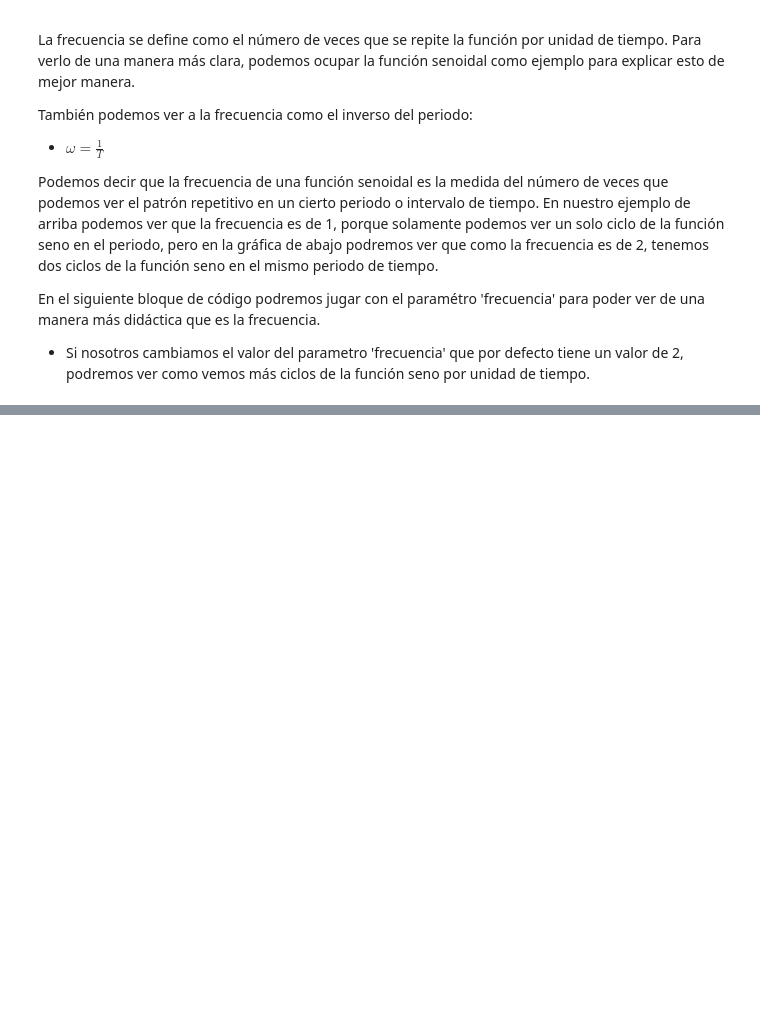
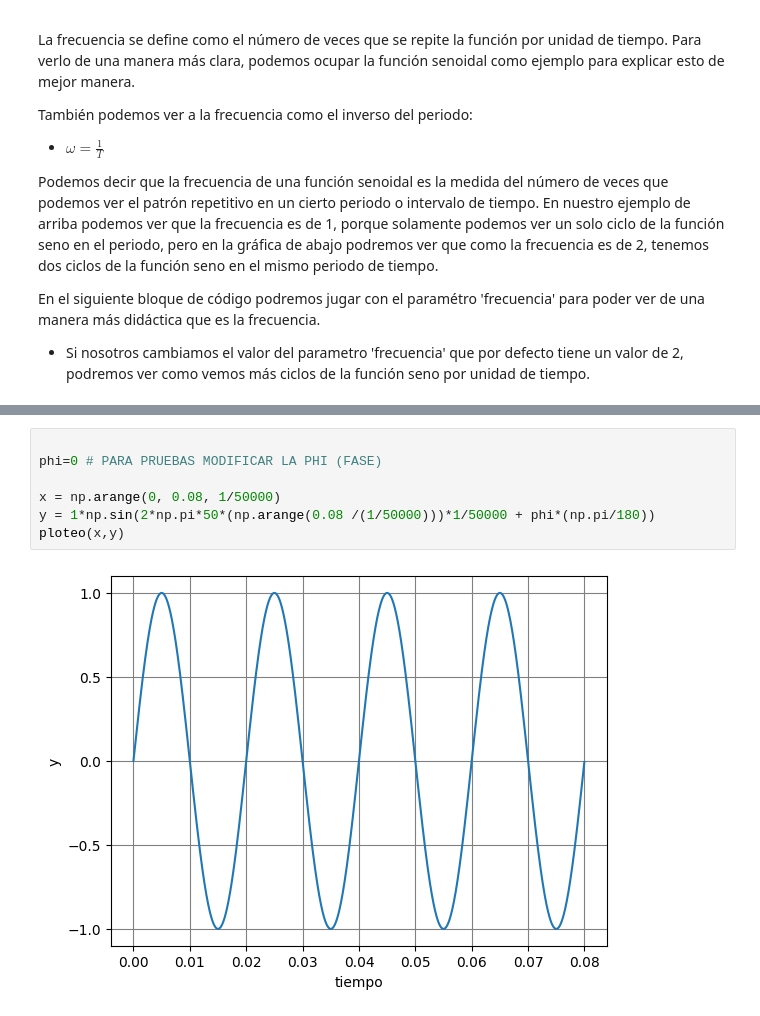
Before and after one commit to JorgeIsur/Laboratorio7Lerma, a Jupyter notebook: laboratorio7.ipynb, the cells around one changed output, grey strips where cells are left out. Cells and saved outputs as stored; diff of their text form; blank space fills up the shorter version.

```diff
--- a/laboratorio7.ipynb
+++ b/laboratorio7.ipynb
@@ -86,0 +116,9 @@ ploteo(x,y)
+# %%
+
+phi=0 # PARA PRUEBAS MODIFICAR LA PHI (FASE)
+
+x = np.arange(0, 0.08, 1/50000)
+y = 1*np.sin(2*np.pi*50*(np.arange(0.08 /(1/50000)))*1/50000 + phi*(np.pi/180))
+ploteo(x,y)
+# %% [output]
+[figure, added]
```
Also changed, not shown: parts of 8 cells of this notebook.
